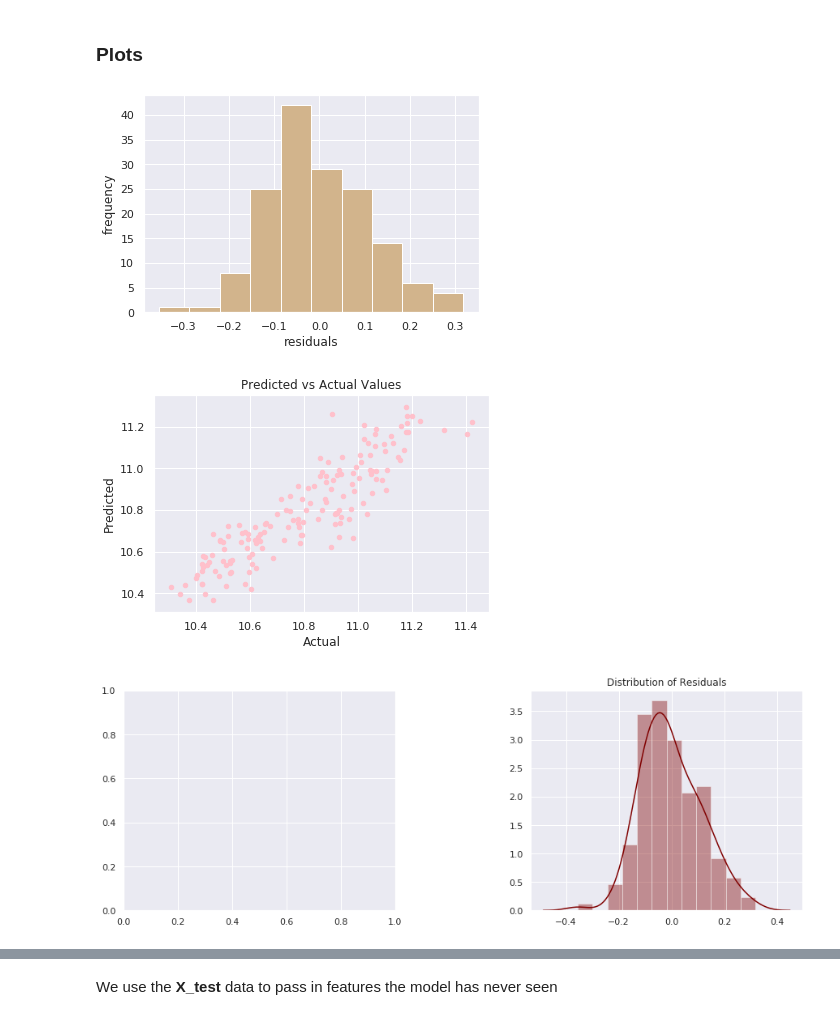
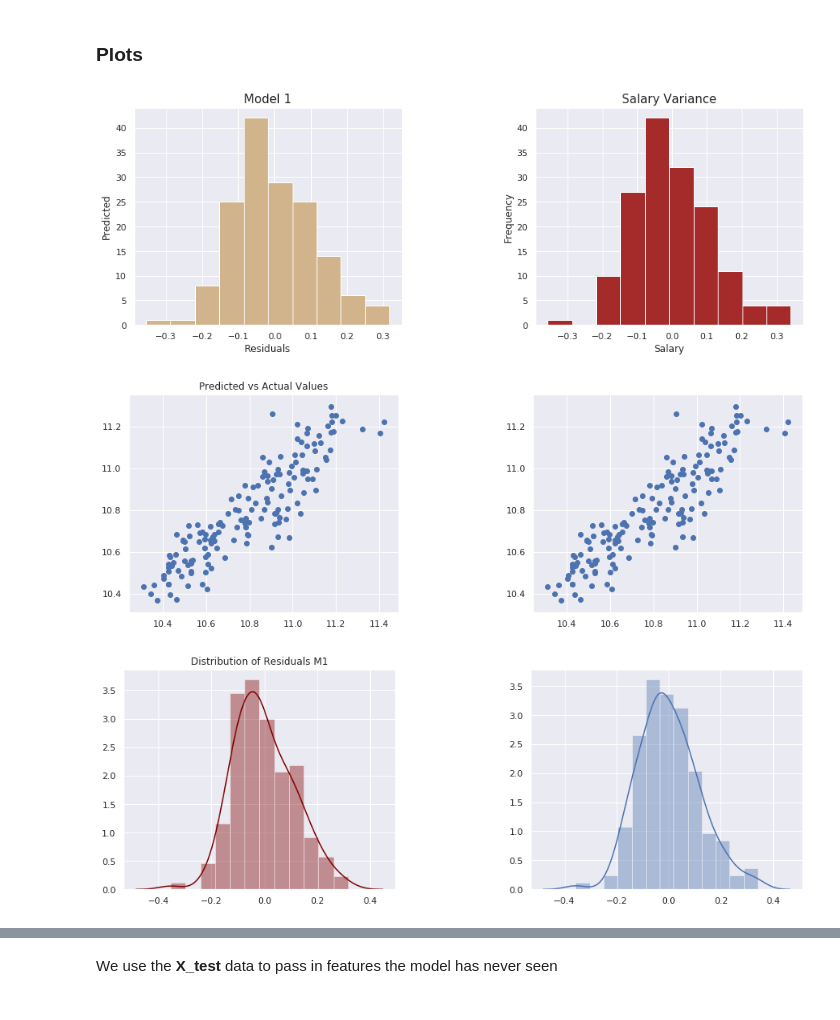
Before and after one commit to MphoKhotleng/OOP_for_DataScience, a Jupyter notebook: OOP_MLR.ipynb, the cells around one changed output, grey strips where cells are left out. Cells and saved outputs as stored; diff of their text form; code cells hidden in the pictures.

```diff
--- a/OOP_MLR.ipynb
+++ b/OOP_MLR.ipynb
@@ -437,18 +459,18 @@ m2_pred = model2.predict(X_test2)
 # %%
 # M O D E L 1
 #Histogram
-model1_hist = Histogram_Plotter(Y_test, m1_pred)
+model1_hist = Histogram_Plotter(Y_test, m1_pred, Y_test2, m2_pred)
 model1_hist.plot()
 #Scatter Plot
-model1_scatter = Scatter_Plot(Y_test, m1_pred)
+model1_scatter = Scatter_Plot(Y_test, m1_pred, Y_test2, m2_pred)
 model1_scatter.plot()
 #Distplot
-model1_dist = Distplot(Y_test, m1_pred)
+model1_dist = Distplot(Y_test, m1_pred, Y_test2, m2_pred)
 model1_dist.plot()
 # %% [output]
-[figure, old version]
+[figure, new version]
-[figure, old version]
+[figure, new version]
-[figure, old version]
+[figure, new version]
 # %%
 # M O D E L 2
 #Histogram
```
Also changed, not shown: parts of 5 cells of this notebook.
